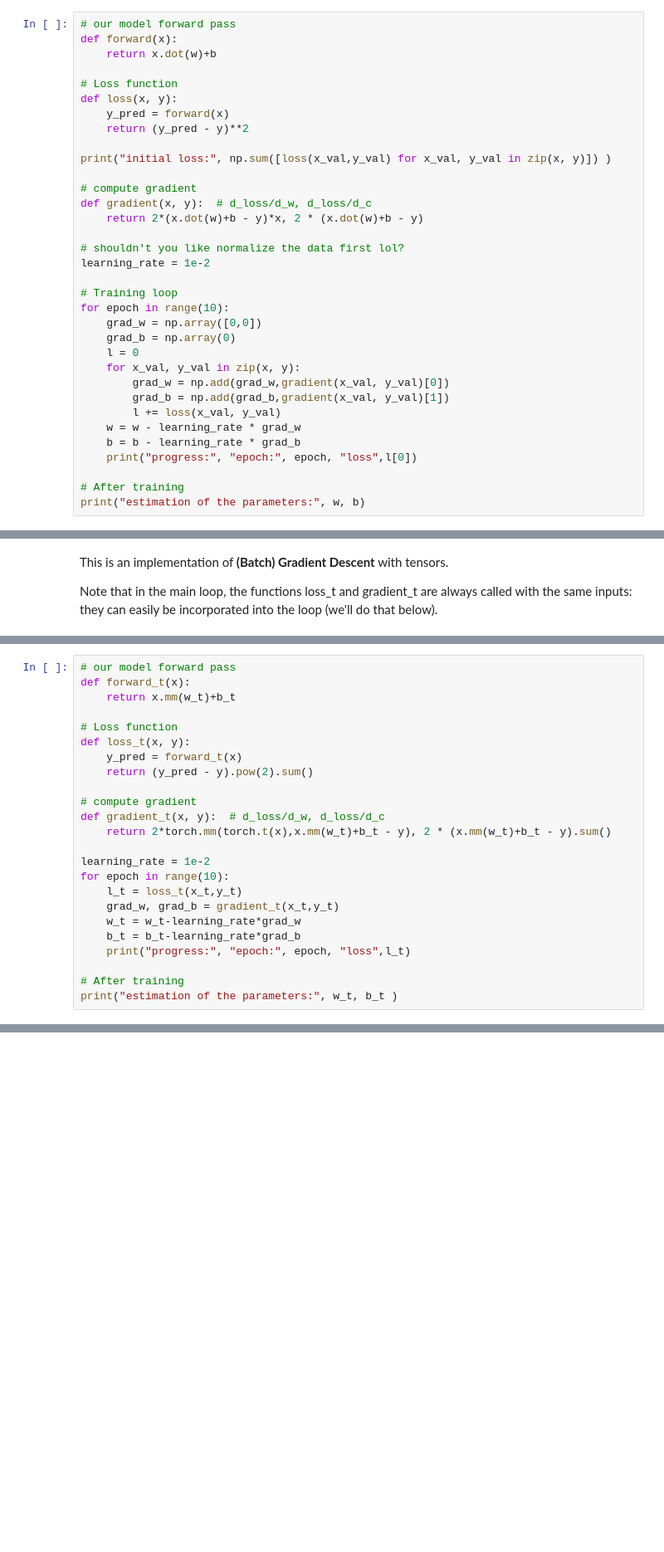
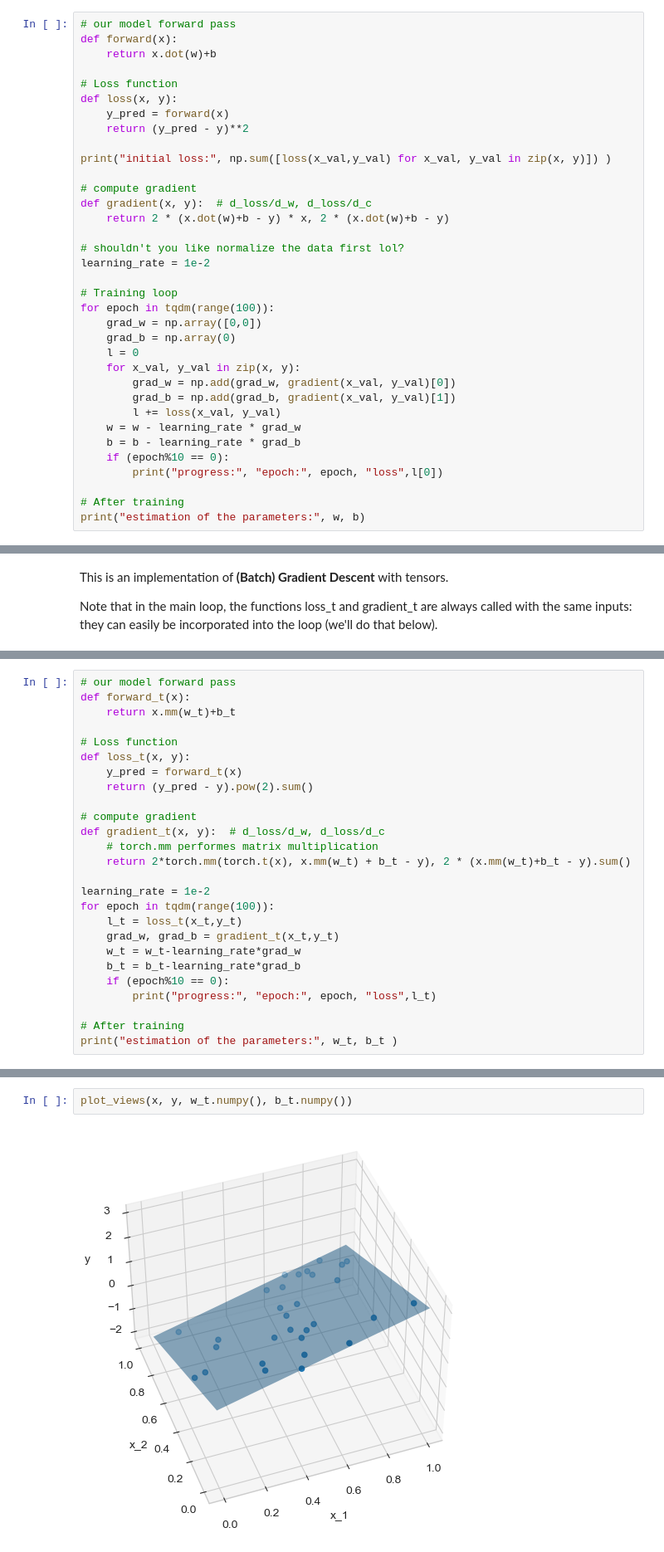
Before and after one commit to IlPreteRosso/notebooks, a Jupyter notebook: Module2/02b_linear_reg.ipynb, the cells around one changed output, grey strips where cells are left out. Shown at 83% size. Drawn from its saved outputs; the diff is of its cells as text; blank space fills up the shorter version.

```diff
--- a/Module2/02b_linear_reg.ipynb
+++ b/Module2/02b_linear_reg.ipynb
@@ -143,23 +145,24 @@ print("initial loss:", np.sum([loss(x_val,y_val) for x_val, y_val in zip(x, y)])
 
 # compute gradient
 def gradient(x, y):  # d_loss/d_w, d_loss/d_c
-    return 2*(x.dot(w)+b - y)*x, 2 * (x.dot(w)+b - y)
+    return 2 * (x.dot(w)+b - y) * x, 2 * (x.dot(w)+b - y)
 
 # shouldn't you like normalize the data first lol?
 learning_rate = 1e-2
 
 # Training loop
-for epoch in range(10):
+for epoch in tqdm(range(100)):
     grad_w = np.array([0,0])
     grad_b = np.array(0)
     l = 0
     for x_val, y_val in zip(x, y):
-        grad_w = np.add(grad_w,gradient(x_val, y_val)[0])
-        grad_b = np.add(grad_b,gradient(x_val, y_val)[1])
+        grad_w = np.add(grad_w, gradient(x_val, y_val)[0])
+        grad_b = np.add(grad_b, gradient(x_val, y_val)[1])
         l += loss(x_val, y_val)
     w = w - learning_rate * grad_w
     b = b - learning_rate * grad_b
-    print("progress:", "epoch:", epoch, "loss",l[0])
+    if (epoch%10 == 0):
+        print("progress:", "epoch:", epoch, "loss",l[0])
 
 # After training
 print("estimation of the parameters:", w, b)
@@ -200,15 +231,17 @@ def loss_t(x, y):
 
 # compute gradient
 def gradient_t(x, y):  # d_loss/d_w, d_loss/d_c
-    return 2*torch.mm(torch.t(x),x.mm(w_t)+b_t - y), 2 * (x.mm(w_t)+b_t - y).sum()
+    # torch.mm performes matrix multiplication
+    return 2*torch.mm(torch.t(x), x.mm(w_t) + b_t - y), 2 * (x.mm(w_t)+b_t - y).sum()
 
 learning_rate = 1e-2
-for epoch in range(10):
+for epoch in tqdm(range(100)):
     l_t = loss_t(x_t,y_t)
     grad_w, grad_b = gradient_t(x_t,y_t)
     w_t = w_t-learning_rate*grad_w
     b_t = b_t-learning_rate*grad_b
-    print("progress:", "epoch:", epoch, "loss",l_t)
+    if (epoch%10 == 0):
+        print("progress:", "epoch:", epoch, "loss",l_t)
 
 # After training
 print("estimation of the parameters:", w_t, b_t )
@@ -215,3 +261,7 @@ print("estimation of the parameters:", w_t, b_t )
+# %%
+plot_views(x, y, w_t.numpy(), b_t.numpy())
+# %% [output]
+[figure, added]
 # %% [markdown]
 ## Linear regression with Autograd
 
```
Also changed, not shown: parts of 9 cells of this notebook, 1 other file.
